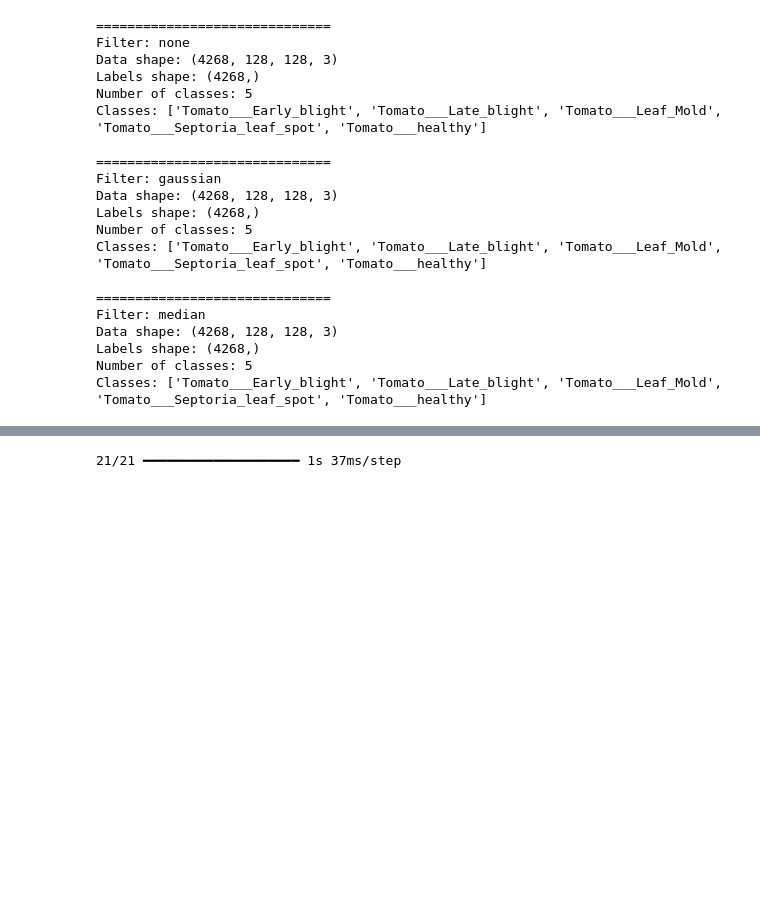
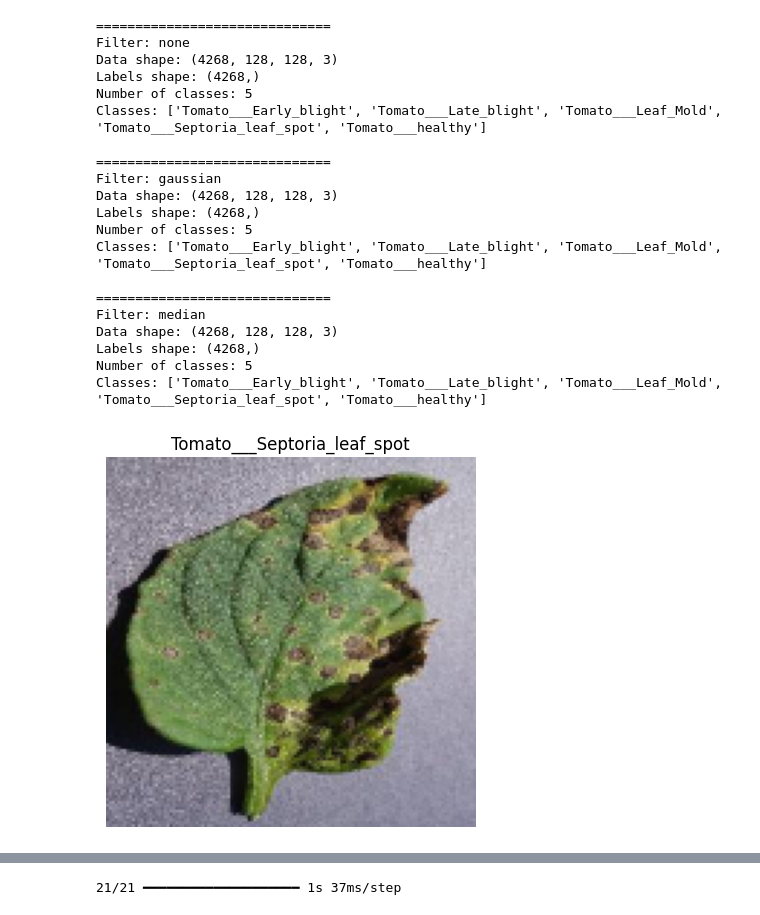
Before and after one commit to Basmaess1/Plant_disease_detection, a Jupyter notebook: srcs/preprocess.ipynb, the cells around one changed output, grey strips where cells are left out. Drawn from its saved outputs; the diff is of its cells as text; code cells hidden in the pictures; blank space fills up the shorter version.

```diff
--- a/srcs/preprocess.ipynb
+++ b/srcs/preprocess.ipynb
@@ -76,6 +75,18 @@ Data shape: (4268, 128, 128, 3)
 Labels shape: (4268,)
 Number of classes: 5
 Classes: ['Tomato___Early_blight', 'Tomato___Late_blight', 'Tomato___Leaf_Mold', 'Tomato___Septoria_leaf_spot', 'Tomato___healthy']
+# %%
+import matplotlib.pyplot as plt
+
+data, labels, classes = load_dataset(dataset_path, filter_type="none")
+
+index = 3455
+plt.imshow(data[index])
+plt.title(classes[labels[index]])
+plt.axis("off")
+plt.show()
+# %% [output]
+[figure, added]
 # %%
 from sklearn.model_selection import train_test_split
 from sklearn.utils import shuffle
```
Also changed, not shown: parts of 8 cells of this notebook.
